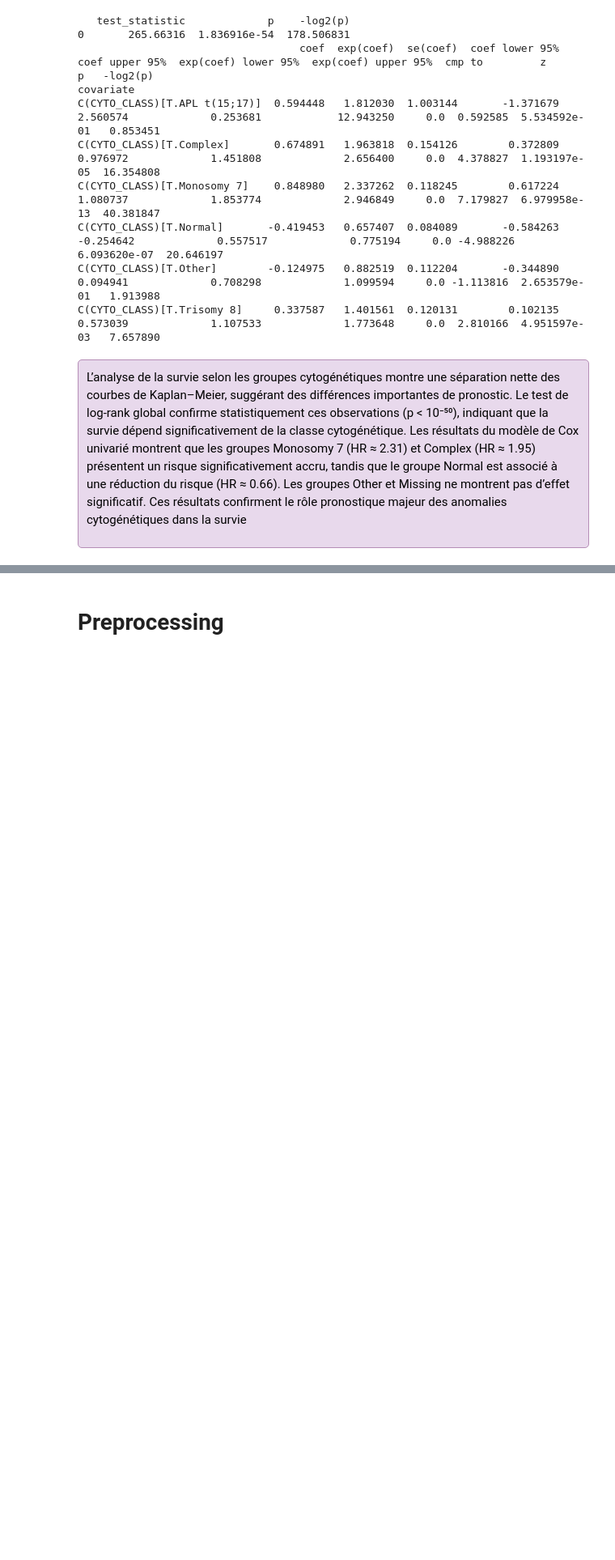
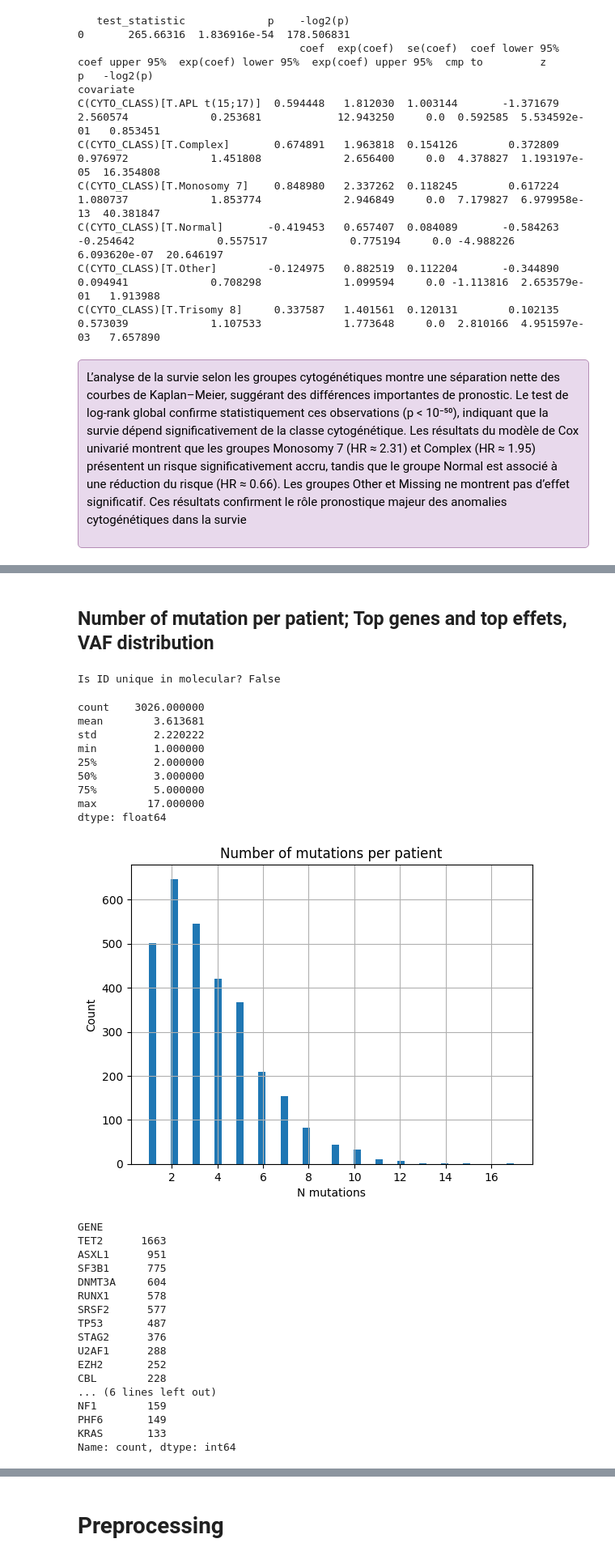
Before and after one commit to Amy1510/leukemia-survival-prediction, a Jupyter notebook: qrt_project.ipynb, the cells around one changed output, grey strips where cells are left out. Shown at 81% size. Saved outputs shown, nothing was run; the diff lists cells and outputs as text; code cells hidden in the pictures; blank space fills up the shorter version.

Commit message:
Finalize survival modeling pipeline
Add molecular aggregation, RSF gridsearch, and saved artifacts

```diff
--- a/qrt_project.ipynb
+++ b/qrt_project.ipynb
@@ -584,0 +618,55 @@ L’analyse de la survie selon les groupes cytogénétiques montre une séparati
+# %% [markdown]
+## Number of mutation per patient; Top genes and top effets, VAF distribution
+# %%
+print("Is ID unique in molecular?", df_molecular["ID"].is_unique)
+
+mut_per_patient = df_molecular.groupby("ID").size()
+display(mut_per_patient.describe())
+
+plt.figure()
+mut_per_patient.hist(bins=50)
+plt.title("Number of mutations per patient")
+plt.xlabel("N mutations")
+plt.ylabel("Count")
+plt.show()
+
+top_genes_eda = df_molecular["GENE"].value_counts().head(20)
+top_effects_eda = df_molecular["EFFECT"].value_counts().head(15)
+display(top_genes_eda)
+display(top_effects_eda)
+
+plt.figure()
+df_molecular["VAF"].dropna().hist(bins=50)
+plt.title("VAF distribution")
+plt.xlabel("VAF")
+plt.ylabel("Count")
+plt.show()
+# %% [output]
+Is ID unique in molecular? False
+count    3026.000000
+mean        3.613681
+std         2.220222
+min         1.000000
+25%         2.000000
+50%         3.000000
+75%         5.000000
+max        17.000000
+dtype: float64
+[figure, added]
+GENE
+TET2      1663
+ASXL1      951
+SF3B1      775
+DNMT3A     604
+RUNX1      578
+SRSF2      577
+TP53       487
+STAG2      376
+U2AF1      288
+EZH2       252
+CBL        228
+... (6 lines left out)
+NF1        159
+PHF6       149
+KRAS       133
+Name: count, dtype: int64
```
Also changed, not shown: parts of 63 cells of this notebook, 1 other file.
